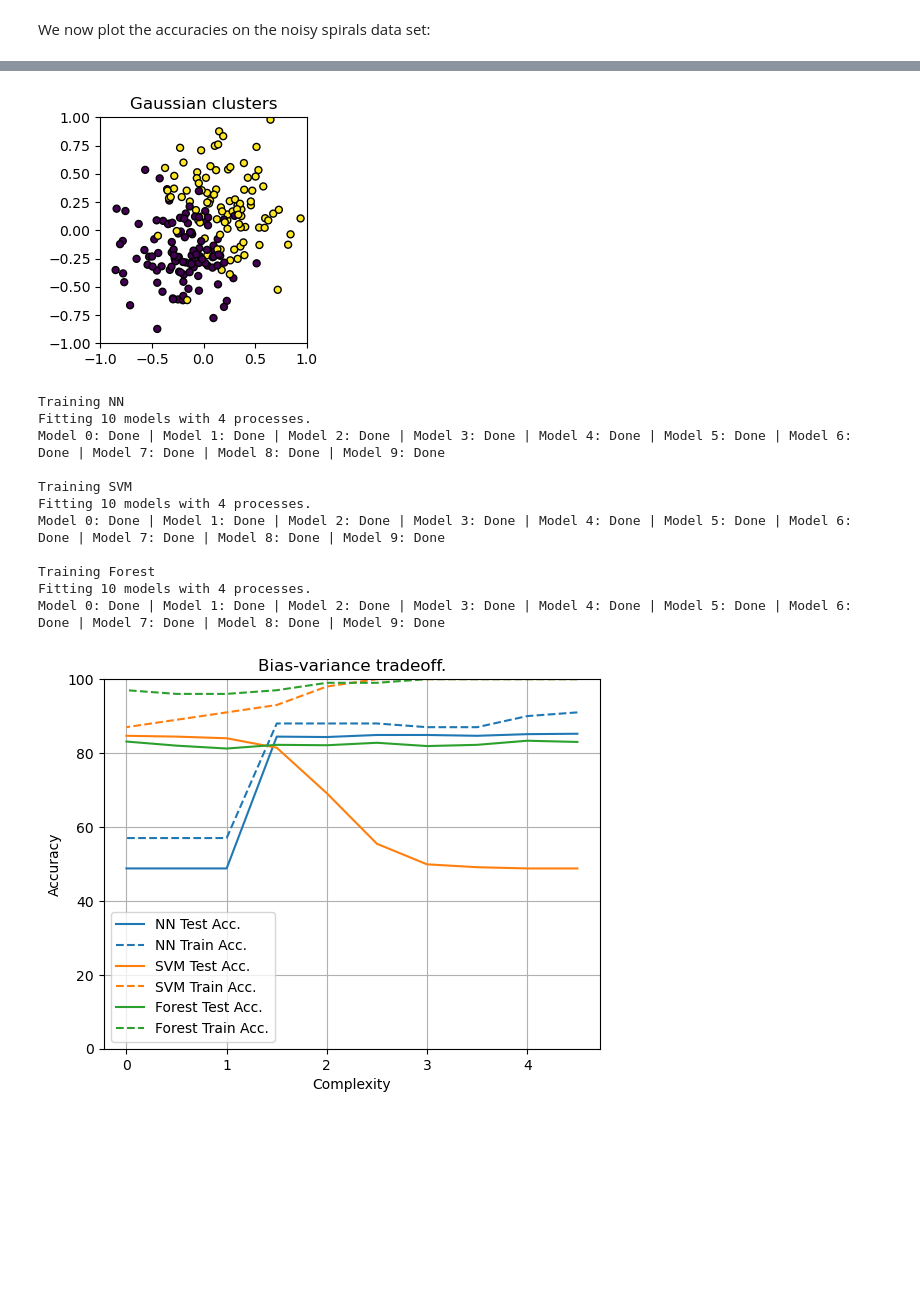
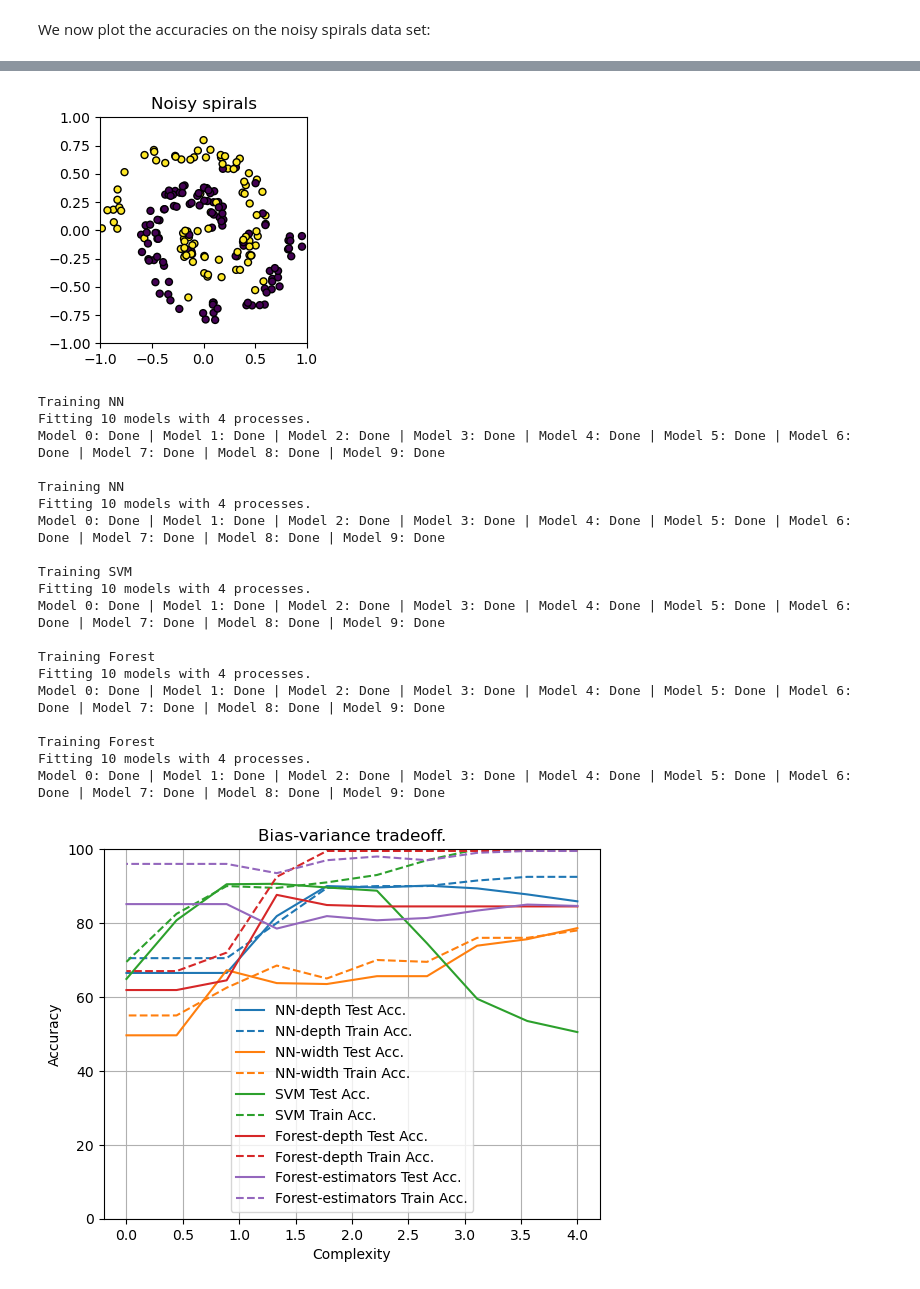
Before and after one commit to NoahWedlich/AppliedMLProject, a Jupyter notebook: main.ipynb, the cells around one changed output, grey strips where cells are left out. Cells and saved outputs as stored; diff of their text form; code cells hidden in the pictures; blank space fills up the shorter version.

```diff
--- a/main.ipynb
+++ b/main.ipynb
@@ -606,28 +604,34 @@ Model 0: Done | Model 1: Done | Model 2: Done | Model 3: Done | Model 4: Done |
-# %%
-np.random.seed(1)
-sep_blobs = sb.SeparatedBlobs([sb.SepBlobConf(-0.2, -0.2, 0.3), sb.SepBlobConf(0.2, 0.2, 0.3)])
-plot_gens([sep_blobs], ["Gaussian clusters"], size=3)
-
-train_split = 0.1
-df, train_df, test_df = train_test_split(
-    sep_blobs.sample_using_seed(num_samples=1000, seed=1),
-    training_data_fraction=train_split,
-    return_numpy=False,
-    shuffle=False
-)
-
-BiasVarianceTradeoff(train_df=train_df, test_df=test_df, min_cpx=0, max_cpx=4.5, steps_cpx={"NN": 10, "SVM": 10, "Forest": 10}).plot()
-# %% [output]
-[figure, removed]
-Training NN
-Fitting 10 models with 4 processes.
-Model 0: Done | Model 1: Done | Model 2: Done | Model 3: Done | Model 4: Done | Model 5: Done | Model 6: Done | Model 7: Done | Model 8: Done | Model 9: Done
-
-Training SVM
-Fitting 10 models with 4 processes.
-Model 0: Done | Model 1: Done | Model 2: Done | Model 3: Done | Model 4: Done | Model 5: Done | Model 6: Done | Model 7: Done | Model 8: Done | Model 9: Done
-
-Training Forest
-Fitting 10 models with 4 processes.
-Model 0: Done | Model 1: Done | Model 2: Done | Model 3: Done | Model 4: Done | Model 5: Done | Model 6: Done | Model 7: Done | Model 8: Done | Model 9: Done
-[figure, removed]
+# %%
+plot_gens([spirals_noisy], ["Noisy spirals"], size=3)
+
+train_split = 0.2
+df, train_df, test_df = train_test_split(
+    spirals_noisy.sample_using_seed(num_samples=1000, seed=1),
+    training_data_fraction=train_split,
+    return_numpy=False,
+    shuffle=False
+)
+
+BiasVarianceTradeoff(train_df=train_df, test_df=test_df, min_cpx=0, max_cpx=4, steps_cpx={"NN": 10, "SVM": 10, "Forest": 10}).plot()
+# %% [output]
+[figure, added]
+Training NN
+Fitting 10 models with 4 processes.
+Model 0: Done | Model 1: Done | Model 2: Done | Model 3: Done | Model 4: Done | Model 5: Done | Model 6: Done | Model 7: Done | Model 8: Done | Model 9: Done
+
+Training NN
+Fitting 10 models with 4 processes.
+Model 0: Done | Model 1: Done | Model 2: Done | Model 3: Done | Model 4: Done | Model 5: Done | Model 6: Done | Model 7: Done | Model 8: Done | Model 9: Done
+
+Training SVM
+Fitting 10 models with 4 processes.
+Model 0: Done | Model 1: Done | Model 2: Done | Model 3: Done | Model 4: Done | Model 5: Done | Model 6: Done | Model 7: Done | Model 8: Done | Model 9: Done
+
+Training Forest
+Fitting 10 models with 4 processes.
+Model 0: Done | Model 1: Done | Model 2: Done | Model 3: Done | Model 4: Done | Model 5: Done | Model 6: Done | Model 7: Done | Model 8: Done | Model 9: Done
+
+Training Forest
+Fitting 10 models with 4 processes.
+Model 0: Done | Model 1: Done | Model 2: Done | Model 3: Done | Model 4: Done | Model 5: Done | Model 6: Done | Model 7: Done | Model 8: Done | Model 9: Done
+[figure, added]
```
Also changed, not shown: parts of 10 cells of this notebook.
